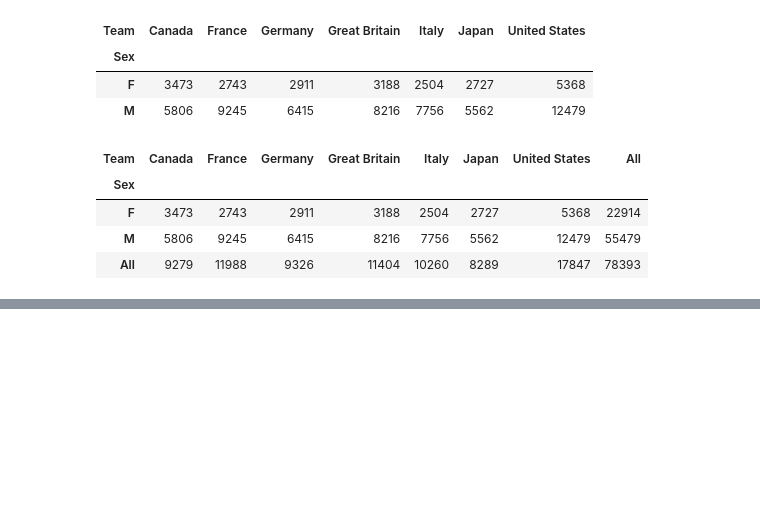
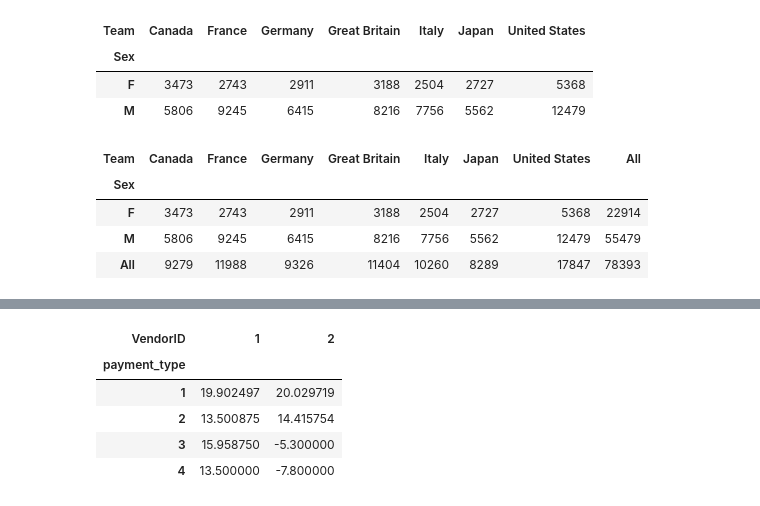
Before and after one commit to opagani/2024-08Aug-21-grouping, a Jupyter notebook: LernerPython - 2024-08Aug-21-grouping.ipynb, the cells around one changed output, grey strips where cells are left out. Saved outputs shown, nothing was run; the diff lists cells and outputs as text; code cells hidden in the pictures; blank space fills up the shorter version.

```diff
--- a/LernerPython - 2024-08Aug-21-grouping.ipynb
+++ b/LernerPython - 2024-08Aug-21-grouping.ipynb
@@ -878,3 +878,7 @@ df.groupby('Team')[['Height', 'Weight']].mean()
 | F | 68069.591995 | 58189.247904 | 71826.602199 | 66700.480866 | 62698.408147 | 82740.428676 | 68868.548621 | 68519.835210 |
 | M | 64150.801757 | 57374.432342 | 71506.341855 | 65639.253651 | 60574.590640 | 81505.616325 | 65503.343056 | 65636.699544 |
 | All | 65617.550167 | 57560.872039 | 71606.307313 | 65935.920817 | 61092.918031 | 81911.857522 | 66515.525691 | 66479.430026 |
+# %%
+df = pd.read_csv('taxi.csv')
+
+df.groupby(['payment_type', 'VendorID'])['total_amount'].mean()
@@ -880,0 +896,9 @@ df.groupby('Team')[['Height', 'Weight']].mean()
+# %%
+df.groupby(['payment_type', 'VendorID'])['total_amount'].mean().unstack('VendorID')
+# %% [output]
+| VendorID | 1 | 2 |
+| payment_type |  |  |
+| 1 | 19.902497 | 20.029719 |
+| 2 | 13.500875 | 14.415754 |
+| 3 | 15.958750 | -5.300000 |
+| 4 | 13.500000 | -7.800000 |
```
Also changed, not shown: parts of 2 cells of this notebook.
